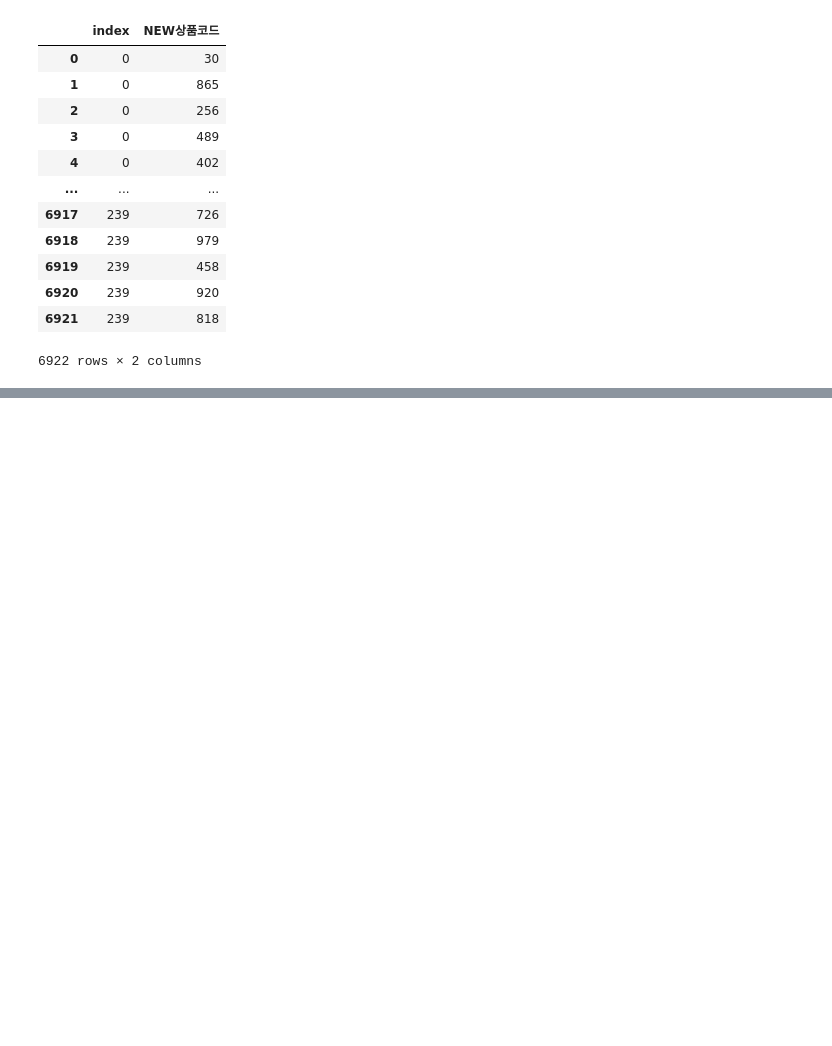
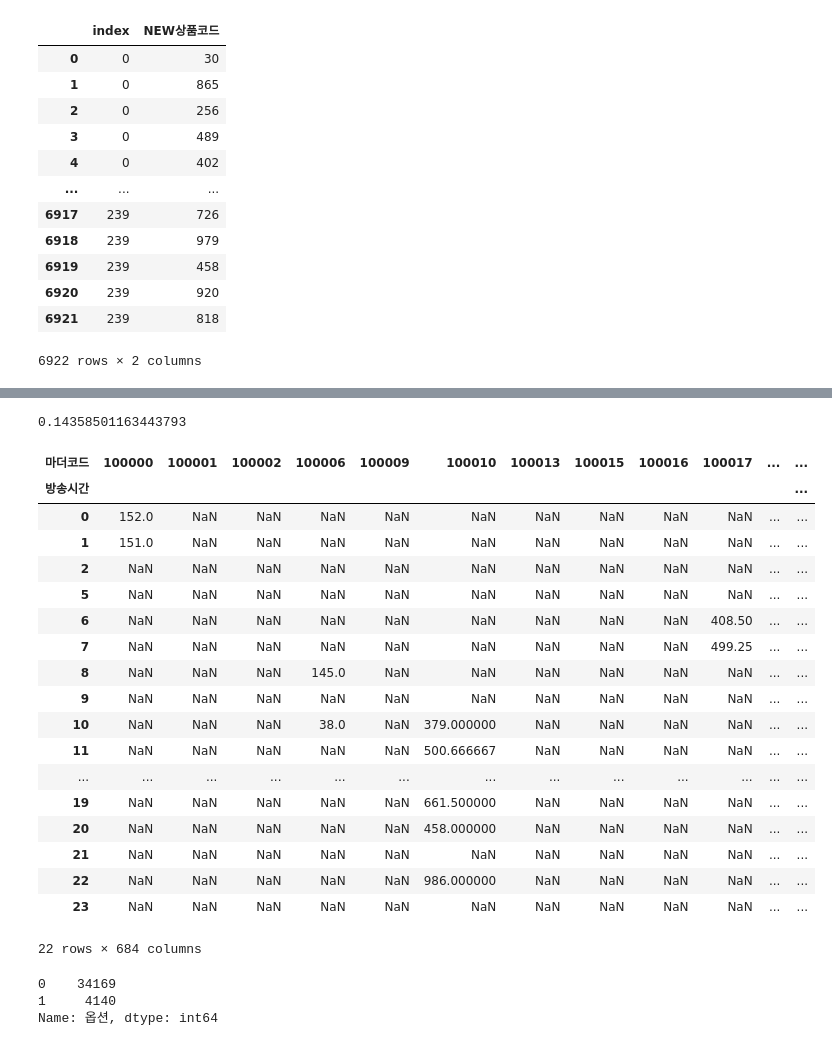
Before and after one commit to cryingjin/Shopping_GG, a Jupyter notebook: 3. Modeling/0913_recommendation.ipynb, the cells around one changed output, grey strips where cells are left out. Drawn from its saved outputs; the diff is of its cells as text; code cells hidden in the pictures; blank space fills up the shorter version.

```diff
--- a/3. Modeling/0913_recommendation.ipynb
+++ b/3. Modeling/0913_recommendation.ipynb
@@ -212,0 +333,34 @@ res
+# %%
+temp.notnull().sum().sum() / (temp.shape[0] * temp.shape[1])
+# %% [output]
+0.14358501163443793
+# %%
+temp = pd.pivot_table(df, index = '방송시간', columns = '마더코드', values = '판매량')
+temp
+# %% [output]
+| 마더코드 | 100000 | 100001 | 100002 | 100006 | 100009 | 100010 | 100013 | 100015 | 100016 | 100017 | ... | ... |
+| 방송시간 |  |  |  |  |  |  |  |  |  |  |  | ... |
+| 0 | 152.0 | NaN | NaN | NaN | NaN | NaN | NaN | NaN | NaN | NaN | ... | ... |
+| 1 | 151.0 | NaN | NaN | NaN | NaN | NaN | NaN | NaN | NaN | NaN | ... | ... |
+| 2 | NaN | NaN | NaN | NaN | NaN | NaN | NaN | NaN | NaN | NaN | ... | ... |
+| 5 | NaN | NaN | NaN | NaN | NaN | NaN | NaN | NaN | NaN | NaN | ... | ... |
+| 6 | NaN | NaN | NaN | NaN | NaN | NaN | NaN | NaN | NaN | 408.50 | ... | ... |
+| 7 | NaN | NaN | NaN | NaN | NaN | NaN | NaN | NaN | NaN | 499.25 | ... | ... |
+| 8 | NaN | NaN | NaN | 145.0 | NaN | NaN | NaN | NaN | NaN | NaN | ... | ... |
+| 9 | NaN | NaN | NaN | NaN | NaN | NaN | NaN | NaN | NaN | NaN | ... | ... |
+| 10 | NaN | NaN | NaN | 38.0 | NaN | 379.000000 | NaN | NaN | NaN | NaN | ... | ... |
+| 11 | NaN | NaN | NaN | NaN | NaN | 500.666667 | NaN | NaN | NaN | NaN | ... | ... |
+| ... | ... | ... | ... | ... | ... | ... | ... | ... | ... | ... | ... | ... |
+| 19 | NaN | NaN | NaN | NaN | NaN | 661.500000 | NaN | NaN | NaN | NaN | ... | ... |
+| 20 | NaN | NaN | NaN | NaN | NaN | 458.000000 | NaN | NaN | NaN | NaN | ... | ... |
+| 21 | NaN | NaN | NaN | NaN | NaN | NaN | NaN | NaN | NaN | NaN | ... | ... |
+| 22 | NaN | NaN | NaN | NaN | NaN | 986.000000 | NaN | NaN | NaN | NaN | ... | ... |
+| 23 | NaN | NaN | NaN | NaN | NaN | NaN | NaN | NaN | NaN | NaN | ... | ... |
+22 rows × 684 columns
+# %%
+sale['옵션'] = sale['옵션'].fillna(0)
+sale['옵션'].apply(lambda x : 1 if x != 0 else 0).value_counts()
+# %% [output]
+0    34169
+1     4140
+Name: 옵션, dtype: int64
```
Also changed, not shown: parts of 34 cells of this notebook, 3 other files.
